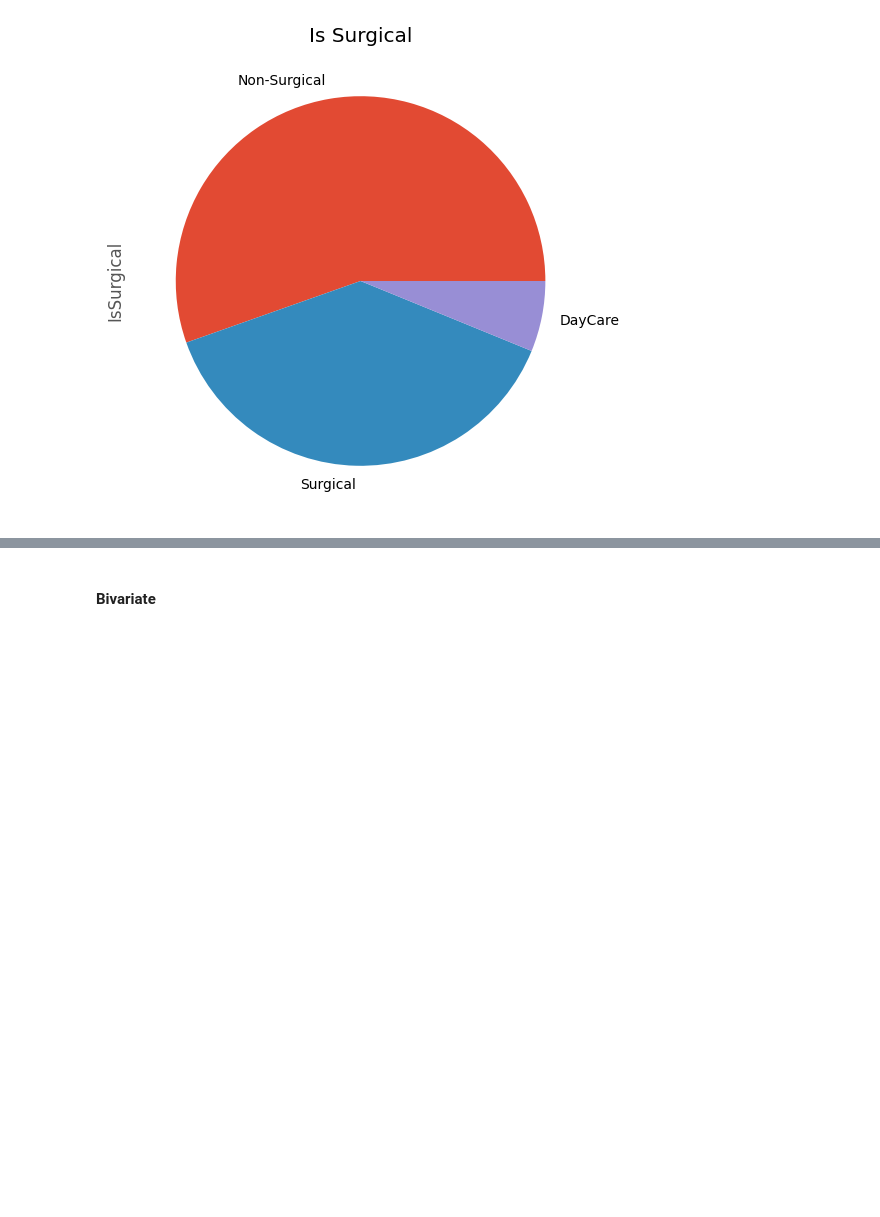
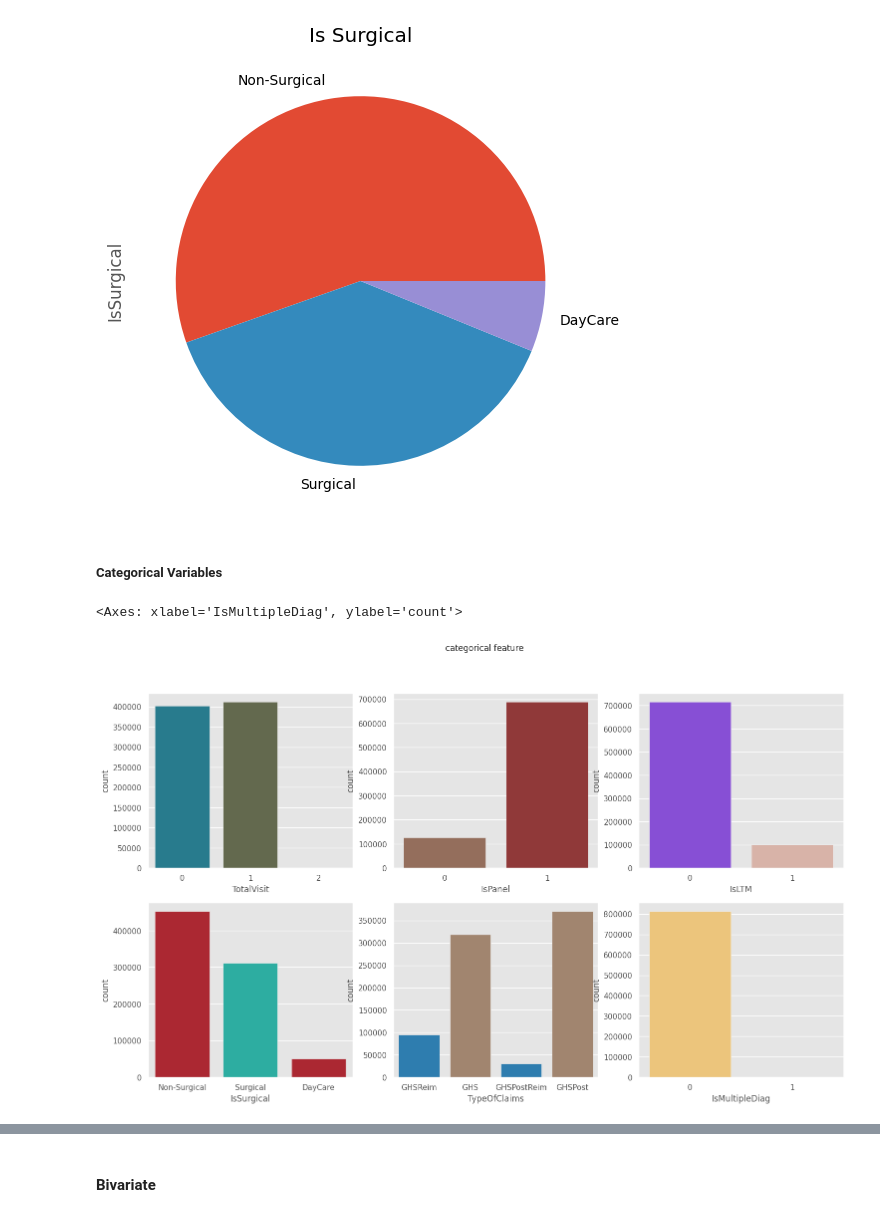
Before and after one commit to AngieChong/Research-Paper, a Jupyter notebook: P2_Prediction_of_Inpatient_Cost.ipynb, the cells around one changed output, grey strips where cells are left out. Saved outputs shown, nothing was run; the diff lists cells and outputs as text; code cells hidden in the pictures; blank space fills up the shorter version.

```diff
--- a/P2_Prediction_of_Inpatient_Cost.ipynb
+++ b/P2_Prediction_of_Inpatient_Cost.ipynb
@@ -500,3 +512,19 @@ df2.IsSurgical.value_counts().plot(kind="pie",
 # %% [output]
 <Axes: title={'center': 'Is Surgical'}, ylabel='IsSurgical'>
 [figure]
+# %% [markdown]
+##### Categorical Variables
+# %%
+# plot countplot of categorical feature.
+fig, axes = plt.subplots(2, 3, figsize=(18, 10))
+fig.suptitle('categorical feature')
+
+sns.countplot(x='TotalVisit', data=df, ax=axes[0,0], palette=['#17869E',"#656d4a"])
+sns.countplot(x='IsPanel', data=df, ax=axes[0,1], palette=['#9d6b53',"#9e2a2b"])
+sns.countplot(x='IsLTM', data=df, ax=axes[0,2], palette=['#8338ec',"#e0afa0"])
+sns.countplot(x='IsSurgical', data=df, ax=axes[1,0], palette=['#c1121f',"#17c3b2"])
+sns.countplot(x='TypeOfClaims', data=df, ax=axes[1,1], palette=['#1982c4',"#a98467"])
+sns.countplot(x='IsMultipleDiag', data=df, ax=axes[1,2], palette=['#ffcb69',"#fe6d73"])
+# %% [output]
+<Axes: xlabel='IsMultipleDiag', ylabel='count'>
+[figure, added]
```
Also changed, not shown: parts of 11 cells of this notebook.
